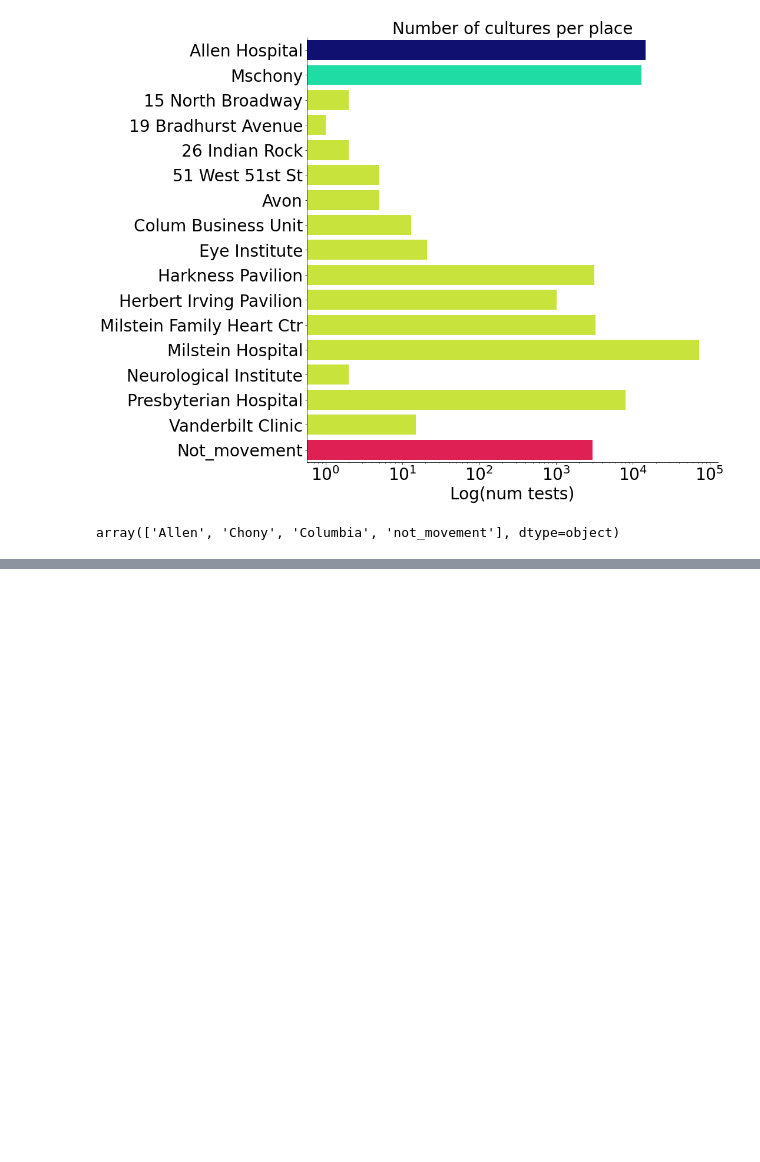
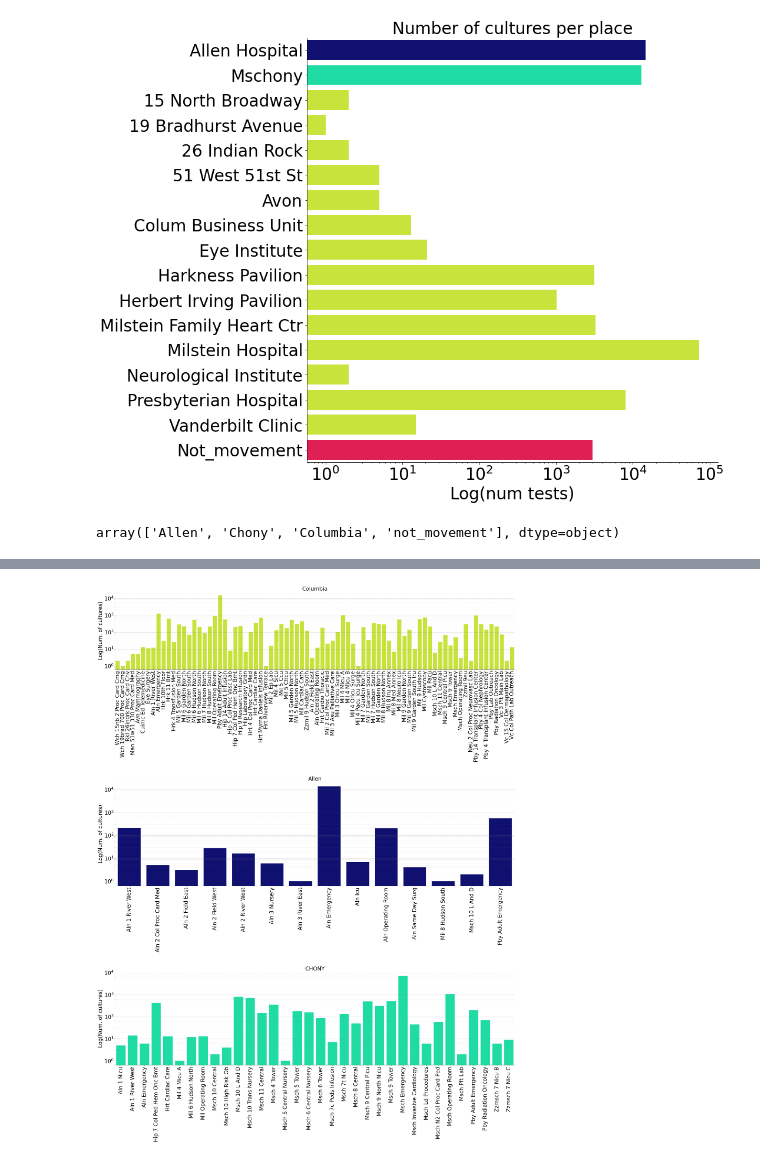
Before and after one commit to ChaosDonkey06/AMR_ABM, a Jupyter notebook: code/figures_si/TestsPerWard.ipynb, the cells around one changed output, grey strips where cells are left out. Saved outputs shown, nothing was run; the diff lists cells and outputs as text; code cells hidden in the pictures; blank space fills up the shorter version.

```diff
--- a/code/figures_si/TestsPerWard.ipynb
+++ b/code/figures_si/TestsPerWard.ipynb
@@ -175,0 +104,60 @@ plt.tight_layout()
+# %%
+# First figure: Violin plots MLEs
+fig     = plt.figure(constrained_layout=True, figsize=(30, 40))
+subfigs = fig.subfigures(3, 1, hspace=0.07, wspace=0.1,  height_ratios=[1/3, 1/3, 1/3])
+
+
+ax1    = subfigs[0].subplots(1, 1)
+sns.barplot(ax=ax1, y="num_tests", x="ward_no_place", data=test_per_place_ward_df[test_per_place_ward_df.place=="Columbia"],
+            label="Total", palette=test_per_place_ward_df[test_per_place_ward_df.place=="Columbia"]["color"].values, ci=None)
+
+ax1.set_title("Columbia")
+ax1.tick_params(which='both', axis='both')
+ax1.set_ylabel("Log(Num. of cultures)")
+ax1.set_yscale('log')
+ax1.set_xlabel(None)
+ax1.set_xticklabels(ax1.get_xticklabels(), rotation=90)
+
+sns.despine(ax=ax1, top=True, right=True, left=True, bottom=False)
+ax1.grid(axis='y', linestyle='-', which='major', color='grey', alpha=.5)
+ax1.grid(axis='y', linestyle='--', which='minor', color='grey', alpha=.15)
+
+########################
+
+ax1    = subfigs[1].subplots(1, 1)
+sns.barplot(ax=ax1, y="num_tests", x="ward_no_place", data=test_per_place_ward_df[test_per_place_ward_df.place=="Allen"],
+            label="Total", palette=test_per_place_ward_df[test_per_place_ward_df.place=="Allen"]["color"].values, ci=None)
+
+ax1.set_title("Allen")
+ax1.tick_params(which='both', axis='both')
+ax1.set_ylabel("Log(Num. of cultures)")
+ax1.set_yscale('log')
+ax1.set_xlabel(None)
+ax1.set_xticklabels(ax1.get_xticklabels(), rotation=90)
+
+sns.despine(ax=ax1, top=True, right=True, left=True, bottom=False)
+ax1.grid(axis='y', linestyle='-', which='major', color='grey', alpha=.5)
+ax1.grid(axis='y', linestyle='--', which='minor', color='grey', alpha=.15)
+
+########################
+
+ax1    = subfigs[2].subplots(1, 1)
+sns.barplot(ax=ax1, y="num_tests", x="ward_no_place", data=test_per_place_ward_df[test_per_place_ward_df.place=="Chony"],
+            label="Total", palette=test_per_place_ward_df[test_per_place_ward_df.place=="Chony"]["color"].values)
+
+ax1.set_title("CHONY")
+ax1.tick_params(which='both', axis='both')
+ax1.set_ylabel("Log(Num. of cultures)")
+ax1.set_yscale('log')
+ax1.set_xlabel(None)
+ax1.set_xticklabels(ax1.get_xticklabels(), rotation=90)
+
+sns.despine(ax=ax1, top=True, right=True, left=True, bottom=False)
+ax1.grid(axis='y', linestyle='-', which='major', color='grey', alpha=.5)
+ax1.grid(axis='y', linestyle='--', which='minor', color='grey', alpha=.15)
+
+
+path_to_save_fig  = os.path.join(os.path.join(paper_dir, "paper_01", "SupplementaryFigures"), "CulturesPerInstitution.png")
+fig.savefig(path_to_save_fig, dpi=300, transparent=True)
+# %% [output]
+[figure, added]
```
Also changed, not shown: parts of 3 cells of this notebook.
